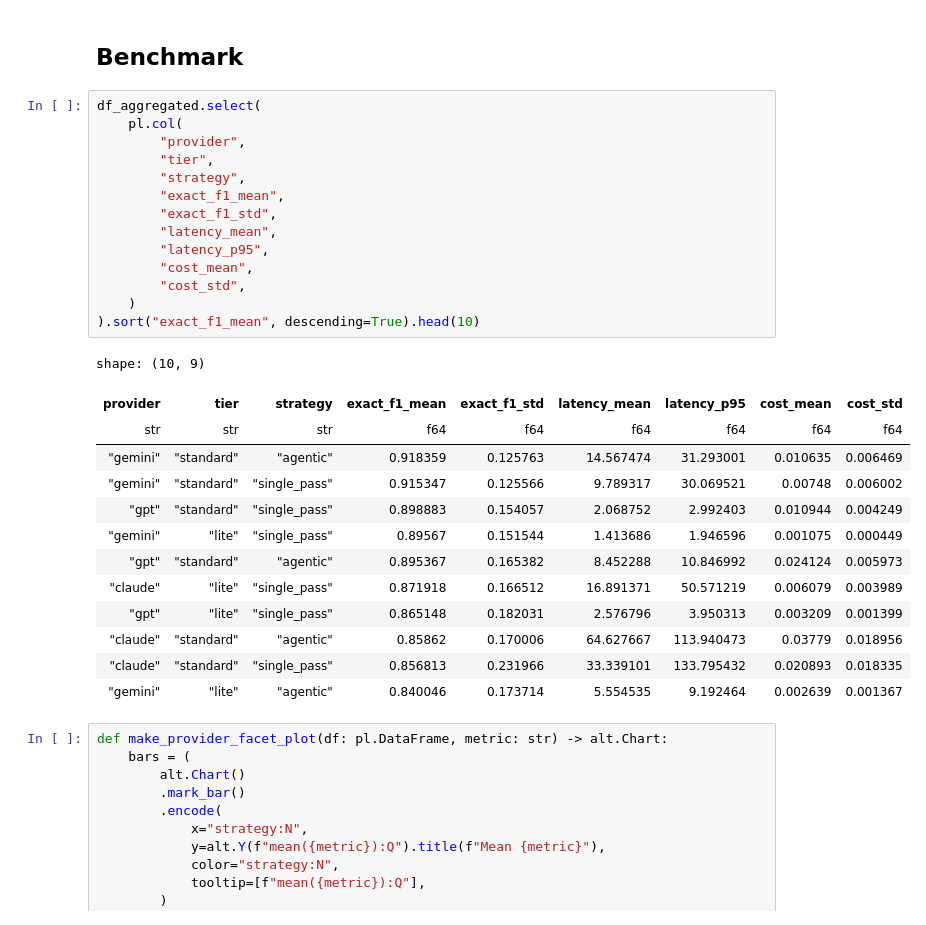
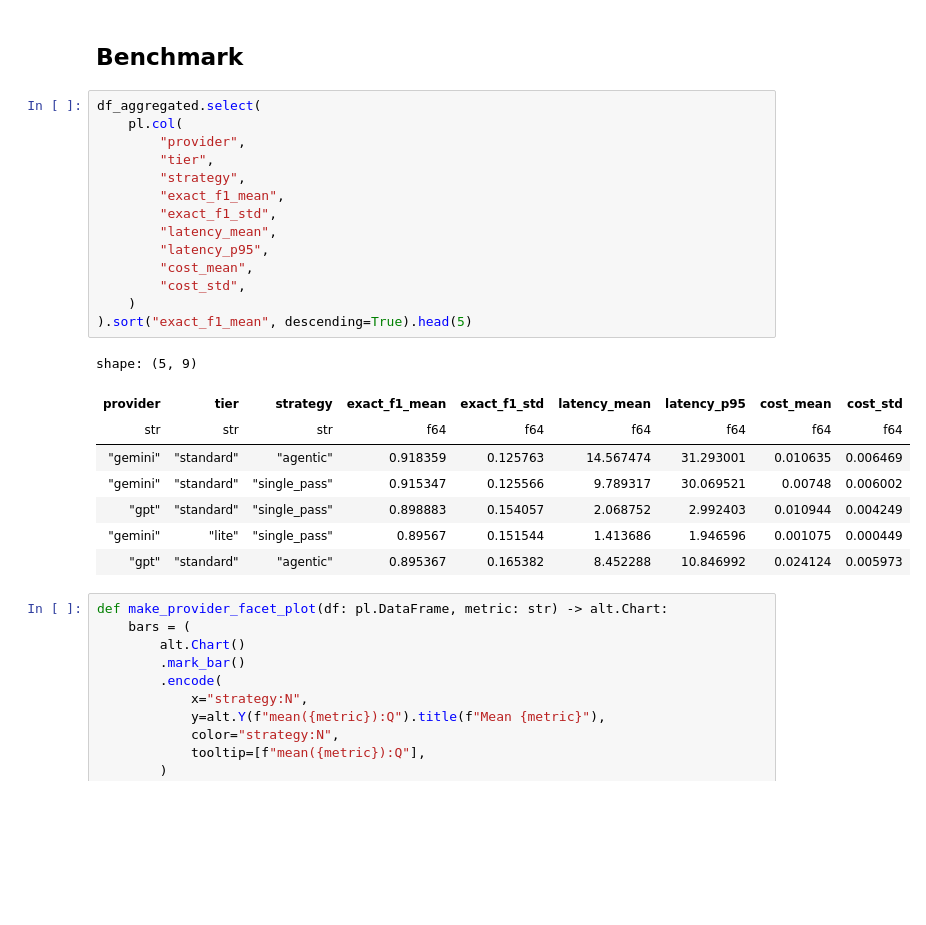
Before and after one commit to gafnts/agentic-kie-evals, a Jupyter notebook: notebooks/results-eda.ipynb, the cells around one changed output. Cells and saved outputs as stored; diff of their text form; blank space fills up the shorter version.

```diff
--- a/notebooks/results-eda.ipynb
+++ b/notebooks/results-eda.ipynb
@@ -40,31 +40,26 @@ human = 97.86
 # %%
 df_aggregated.select(
     pl.col(
         "provider",
         "tier",
         "strategy",
         "exact_f1_mean",
         "exact_f1_std",
         "latency_mean",
         "latency_p95",
         "cost_mean",
         "cost_std",
     )
-).sort("exact_f1_mean", descending=True).head(10)
+).sort("exact_f1_mean", descending=True).head(5)
 # %% [output]
-shape: (10, 9)
+shape: (5, 9)
 | provider | tier | strategy | exact_f1_mean | exact_f1_std | latency_mean | latency_p95 | cost_mean | cost_std |
 | str | str | str | f64 | f64 | f64 | f64 | f64 | f64 |
 | "gemini" | "standard" | "agentic" | 0.918359 | 0.125763 | 14.567474 | 31.293001 | 0.010635 | 0.006469 |
 | "gemini" | "standard" | "single_pass" | 0.915347 | 0.125566 | 9.789317 | 30.069521 | 0.00748 | 0.006002 |
 | "gpt" | "standard" | "single_pass" | 0.898883 | 0.154057 | 2.068752 | 2.992403 | 0.010944 | 0.004249 |
 | "gemini" | "lite" | "single_pass" | 0.89567 | 0.151544 | 1.413686 | 1.946596 | 0.001075 | 0.000449 |
 | "gpt" | "standard" | "agentic" | 0.895367 | 0.165382 | 8.452288 | 10.846992 | 0.024124 | 0.005973 |
-| "claude" | "lite" | "single_pass" | 0.871918 | 0.166512 | 16.891371 | 50.571219 | 0.006079 | 0.003989 |
-| "gpt" | "lite" | "single_pass" | 0.865148 | 0.182031 | 2.576796 | 3.950313 | 0.003209 | 0.001399 |
-| "claude" | "standard" | "agentic" | 0.85862 | 0.170006 | 64.627667 | 113.940473 | 0.03779 | 0.018956 |
-| "claude" | "standard" | "single_pass" | 0.856813 | 0.231966 | 33.339101 | 133.795432 | 0.020893 | 0.018335 |
-| "gemini" | "lite" | "agentic" | 0.840046 | 0.173714 | 5.554535 | 9.192464 | 0.002639 | 0.001367 |
 # %%
 def make_provider_facet_plot(df: pl.DataFrame, metric: str) -> alt.Chart:
     bars = (
```
Also changed, not shown: parts of 2 cells of this notebook, 2 other files.
